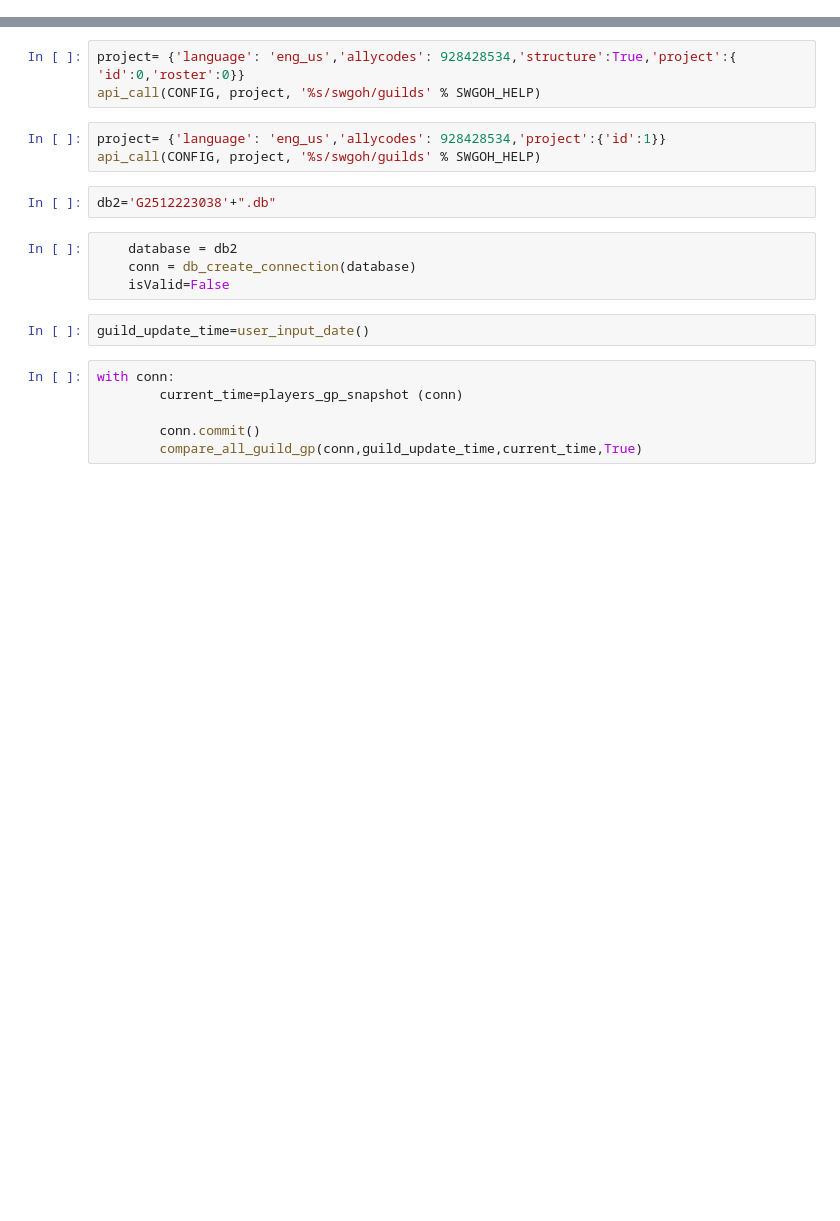
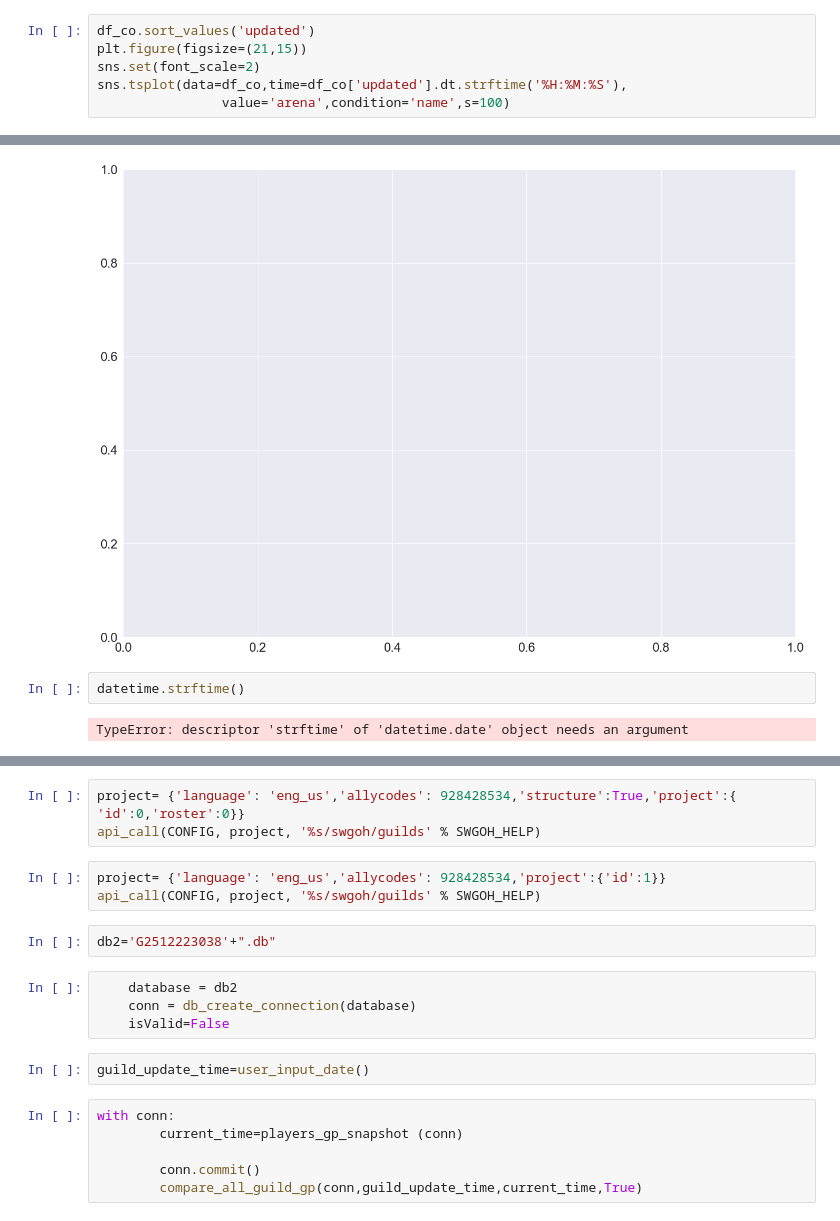
Before and after one commit to OMotornyi/guild-tracker, a Jupyter notebook: interactive.ipynb, the cells around one changed output, grey strips where cells are left out. Drawn from its saved outputs; the diff is of its cells as text; blank space fills up the shorter version.

```diff
--- a/interactive.ipynb
+++ b/interactive.ipynb
@@ -31,0 +126,7 @@ Logged in successfully
+# %%
+df_co.sort_values('updated')
+plt.figure(figsize=(21,15))
+sns.set(font_scale=2)
+sns.tsplot(data=df_co,time=df_co['updated'].dt.strftime('%H:%M:%S'),
+                value='arena',condition='name',s=100)
+# %% [output]
@@ -31,0 +134,5 @@ Logged in successfully
+[figure, added]
+# %%
+datetime.strftime()
+# %% [output]
+TypeError: descriptor 'strftime' of 'datetime.date' object needs an argument
```
Also changed, not shown: parts of 100 cells of this notebook, 2 other files.
